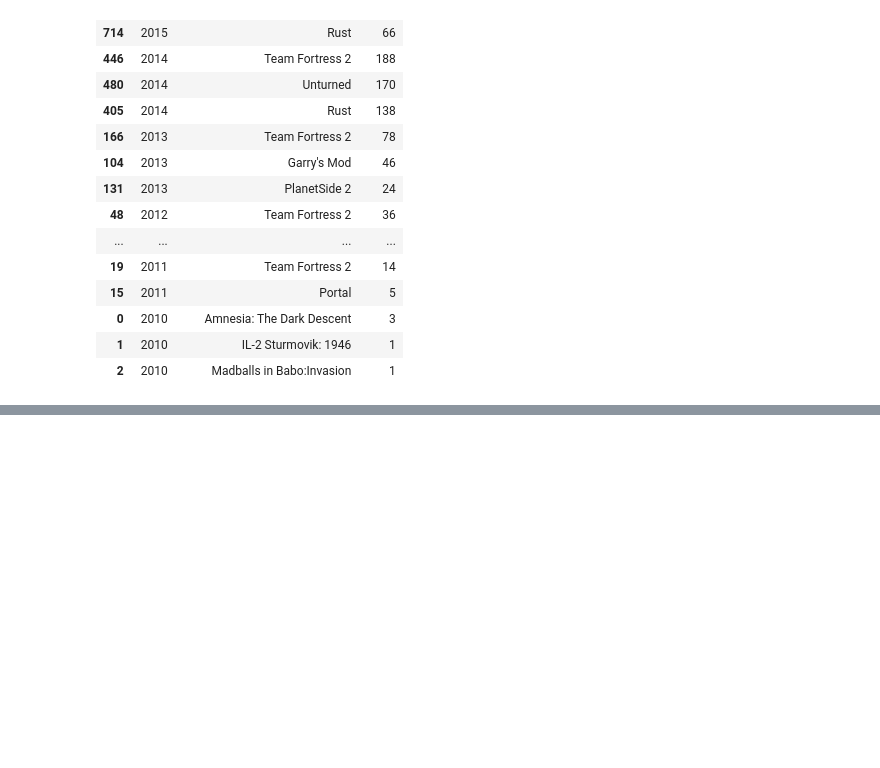
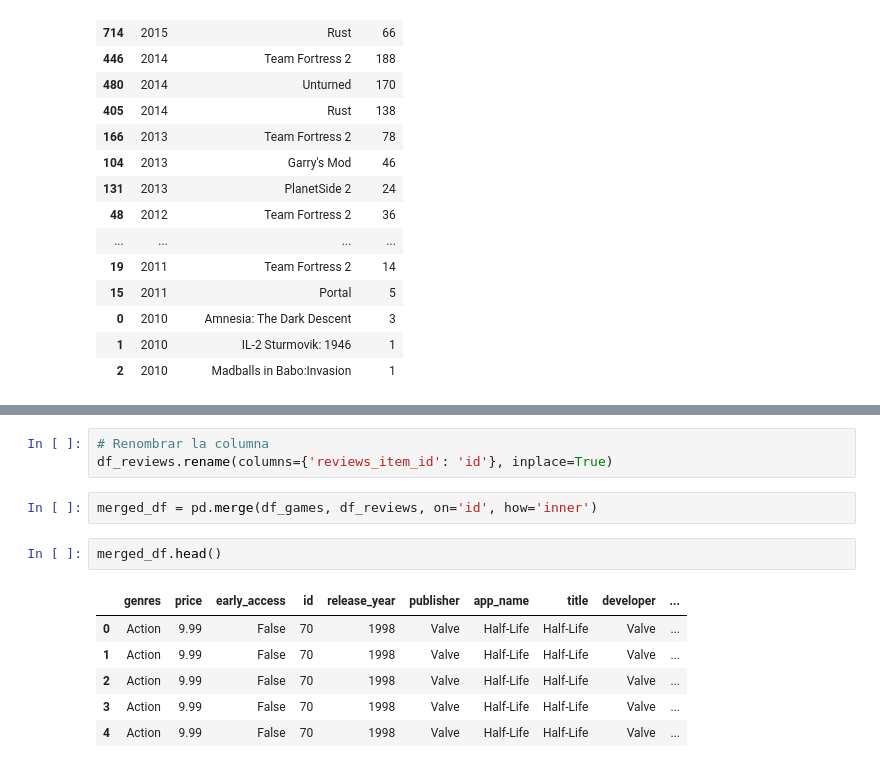
Before and after one commit to roxrap/PI-MLOps-RoxRap, a Jupyter notebook: Consultas_Api.ipynb, the cells around one changed output, grey strips where cells are left out. Cells and saved outputs as stored; diff of their text form; blank space fills up the shorter version.

```diff
--- a/Consultas_Api.ipynb
+++ b/Consultas_Api.ipynb
@@ -247,0 +266,14 @@ no_recomendados_x_año
+# %%
+# Renombrar la columna
+df_reviews.rename(columns={'reviews_item_id': 'id'}, inplace=True)
+# %%
+merged_df = pd.merge(df_games, df_reviews, on='id', how='inner')
+# %%
+merged_df.head()
+# %% [output]
+|  | genres | price | early_access | id | release_year | publisher | app_name | title | developer | ... |
+| 0 | Action | 9.99 | False | 70 | 1998 | Valve | Half-Life | Half-Life | Valve | ... |
+| 1 | Action | 9.99 | False | 70 | 1998 | Valve | Half-Life | Half-Life | Valve | ... |
+| 2 | Action | 9.99 | False | 70 | 1998 | Valve | Half-Life | Half-Life | Valve | ... |
+| 3 | Action | 9.99 | False | 70 | 1998 | Valve | Half-Life | Half-Life | Valve | ... |
+| 4 | Action | 9.99 | False | 70 | 1998 | Valve | Half-Life | Half-Life | Valve | ... |
```
Also changed, not shown: parts of 3 cells of this notebook, 2 other files.
